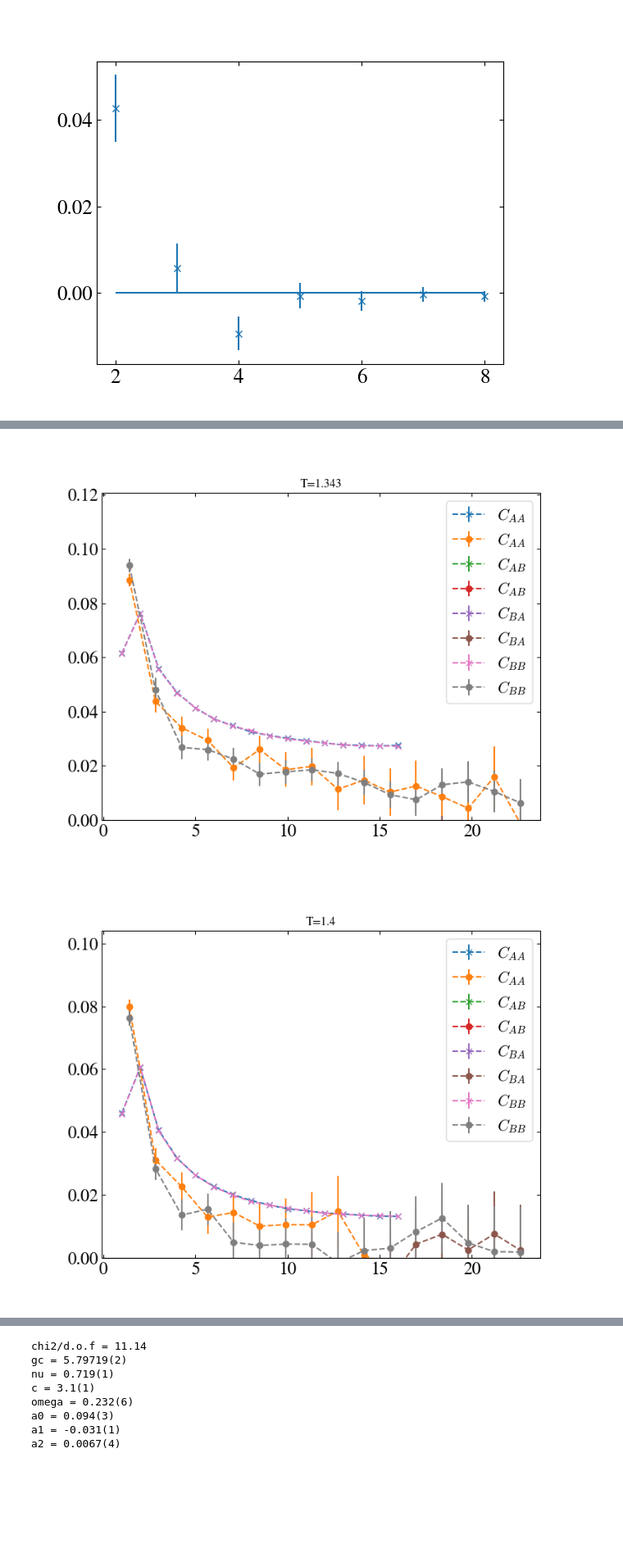
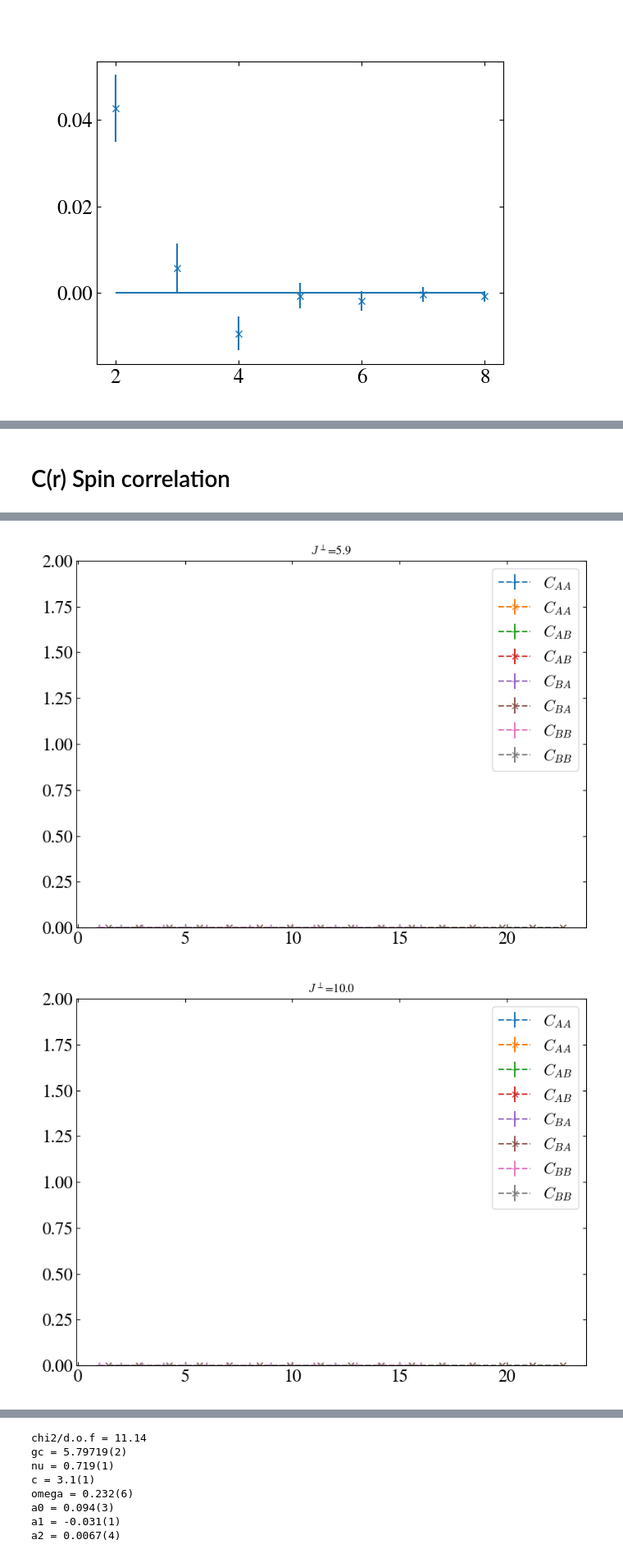
Before and after one commit to DanielReschq/Python_analysis_tools, a Jupyter notebook: analysis.ipynb, the cells around one changed output, grey strips where cells are left out. Shown at 82% size. Drawn from its saved outputs; the diff is of its cells as text; code cells hidden in the pictures; blank space fills up the shorter version.

```diff
--- a/analysis.ipynb
+++ b/analysis.ipynb
@@ -13,6 +13,7 @@ import matplotlib.pyplot as plt
 from matplotlib.lines import Line2D
 import pandas as pd
 import FS3
+import scipy as sp
 import Plot_definitions as pld
 import Collected_runs as cr
 
@@ -36,6 +37,7 @@ mpl.rcParams.update(
         "ytick.major.right": "on",
         "xtick.top": True,
         "ytick.right": True,
+        "figure.autolayout": True,
     }
 )
 
@@ -131,0 +237,16 @@ a3 = 0.00082(4)
+# %%
+fig,ax0 = FS3.figure()
+
+x = np.linspace(dic["gRange"][index][0],dic["gRange"][index][1],100)
+
+for L in np.sort(list(data), axis=0):
+    y = fitFunc.func(x,L,params=[9.987,0.743,7.5,0.85,0.0875,-0.027,0.0075,-0.0013])
+
+    ax0.errorbar(
+                    data[L][:, 0],
+                    data[L][:, 1],
+                    **FS3.errorbarStyle(L),
+                    linestyle="",
+                )
+
+    ax0.plot(x,y, **FS3.plotStyle(L), linestyle="-")
@@ -346,19 +859,12 @@ data,_,_ = cl_runs.get_x_vs_y_data(
+# %% [markdown]
+# C(r) Spin correlation
 # %%
-plt.close('all')
+plt.close("all")
 
-path_to_dataT = "/home/daniel/Master_thesis/Data/SPIN_CORR/runs2_Ts000"
+path_to_dataT = "/home/daniel/Master_thesis/Data/SPIN_CORR/runs_Js000"
 # path_to_dataT = "/home/daniel/Master_thesis/SSE_ED/test_run/"
 
-cl_runs = cr.collected_runs(path_to_dataT, False, cutoff=1)
-# for run in cl_runs.runs:
-#     time = run.time
-#     fig = plt.figure()
-#     plt.title(f"L={run.params['Lx']}, T={run.g_param}")
-#     for key in time.keys():
-#         plt.plot(time[key], label=f"{key}")
-
-#     plt.legend()
-#     plt.show()
+cl_runs = cr.collected_runs(path_to_dataT, True, cutoff=1)
 
 r0 = 1
 
@@ -367,7 +873,7 @@ for run in cl_runs.L_dict[32]:
     spin_corrX = run.get_spin_correletion("X")
     spin_corrDIAG = run.get_spin_correletion("DIAG")
     plt.figure(figsize=(8, 6))
-    plt.title(f"T={run.g_param}")
+    plt.title(f"{cl_runs.obs_labels["g_param"]}={run.g_param}")
     for lattice_type in ["AA", "AB", "BA", "BB"]:
         x = spin_corrX["distance"]
         y, err = spin_corrX[lattice_type]
@@ -377,7 +883,7 @@ for run in cl_runs.L_dict[32]:
             (y[r0:]),
             yerr=err[r0:],
             ls="--",
-            marker="x",
+            marker="+",
             label=f"$C_{{{lattice_type}}}$",
         )
 
@@ -389,11 +895,11 @@ for run in cl_runs.L_dict[32]:
             (y[r0:]),
             yerr=err[r0:],
             ls="--",
-            marker="o",
+            marker="x",
             label=f"$C_{{{lattice_type}}}$",
         )
     plt.legend()
     plt.xscale("linear")
     plt.yscale("linear")
-    plt.ylim(0,)
+    plt.ylim(0,2)
 # %% [output]
@@ -402,2 +908,2 @@ for run in cl_runs.L_dict[32]:
-[figure, old version]
+[figure, new version]
-[figure, old version]
+[figure, new version]
```
Also changed, not shown: parts of 33 cells of this notebook, 4 other files.
